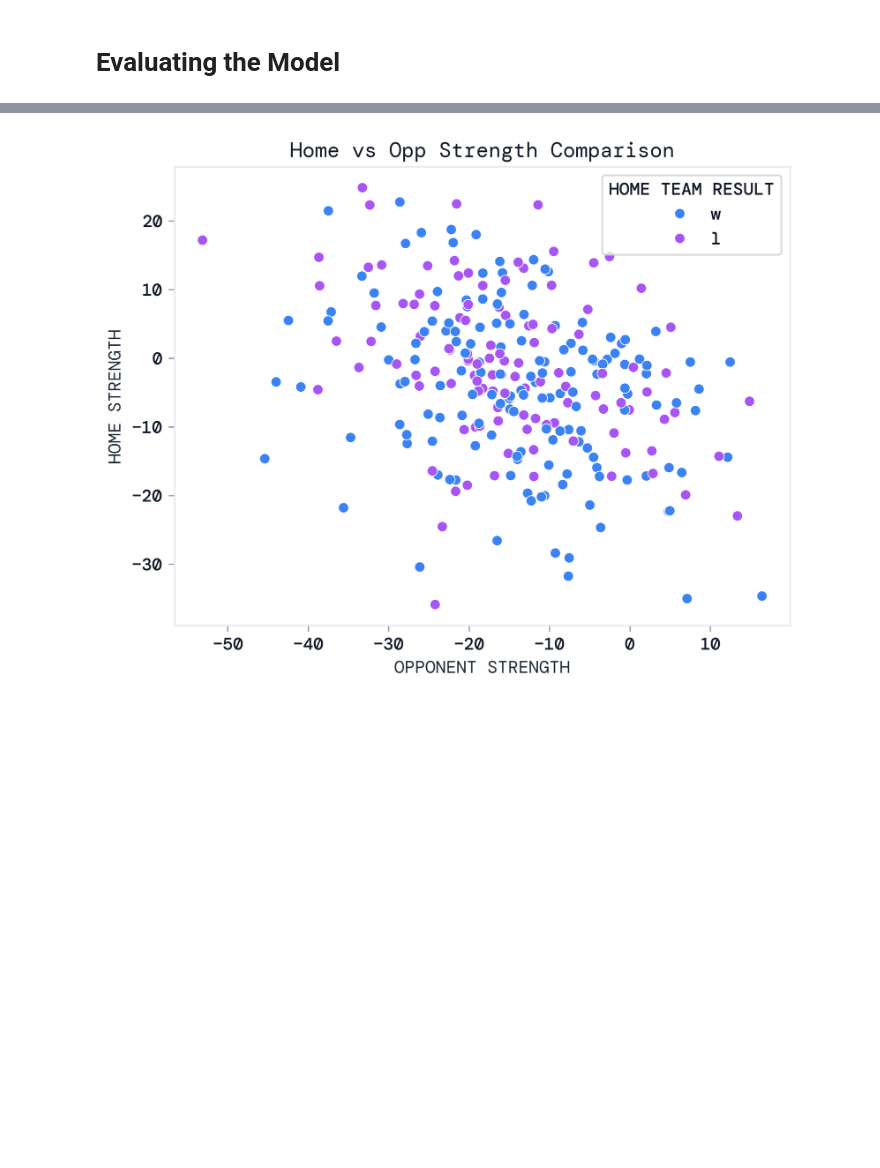
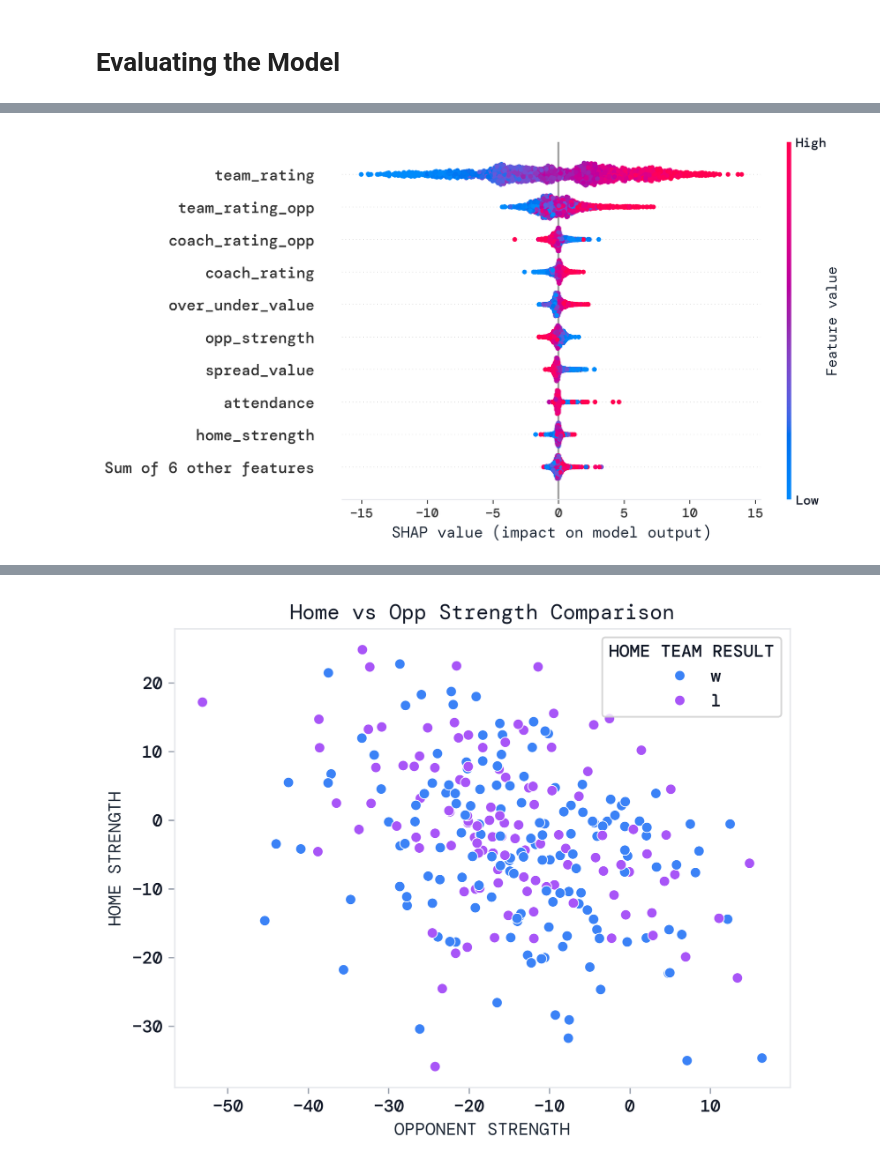
Before and after one commit to brownjrr/nfl_score_prediction, a Jupyter notebook: Model_Evaluation.ipynb, the cells around one changed output, grey strips where cells are left out. Drawn from its saved outputs; the diff is of its cells as text; code cells hidden in the pictures; blank space fills up the shorter version.

Commit message:
SHAP Explanations

```diff
--- a/Model_Evaluation.ipynb
+++ b/Model_Evaluation.ipynb
@@ -93,5 +93,5 @@ Looking at the different plots, we have the following
 # Evaluating the Model
 # %%
 # Model loads for the supervised regression
-with open('data/model/single_target_random_forest_model.pkl', 'rb') as f:
+with open('data/model/rfr_for_shap.pkl', 'rb') as f:
     model_rfr = pickle.load(f)
@@ -118,0 +98,12 @@ except Exception as e:
+# %%
+x_t = pd.read_csv("data/output/model_rfr__x_train_transformed.csv")
+x_t_disp = x_t.copy()
+# DISPLAY MAPPINGS
+x_t_disp.week_ind = x_t.week_ind.map({
+    1: "MON",
+    2: "SUN",
+    3: "SAT",
+    4: "FRI",
+    5: "THU",
+    6: "WED",
+    7: "TUE"})
@@ -119,5 +122,7 @@ except Exception as e:
 # %%
 # Random Forest Explainer
-rfr_explainer = shap.Explainer(model_rfr.best_estimator_['regressor'])
+rfr_explainer = shap.TreeExplainer(model_rfr,
+                               #data = x_t,
+                               feature_perturbation="interventional")
 #rfr_shap_values = rfr_explainer.shap_values(reg_x_train)
 #TODO: GET Multi-Output Regressor to correctly work
@@ -125,0 +131,2 @@ rfr_explainer = shap.Explainer(model_rfr.best_estimator_['regressor'])
+# %%
+shap_explain = rfr_explainer(x_t)
@@ -125,0 +147,4 @@ rfr_explainer = shap.Explainer(model_rfr.best_estimator_['regressor'])
+# %%
+shap.plots.beeswarm(shap_explain[:, :, 0])
+# %% [output]
+[figure, added]
```
Also changed, not shown: parts of 21 cells of this notebook, 14 other files.
